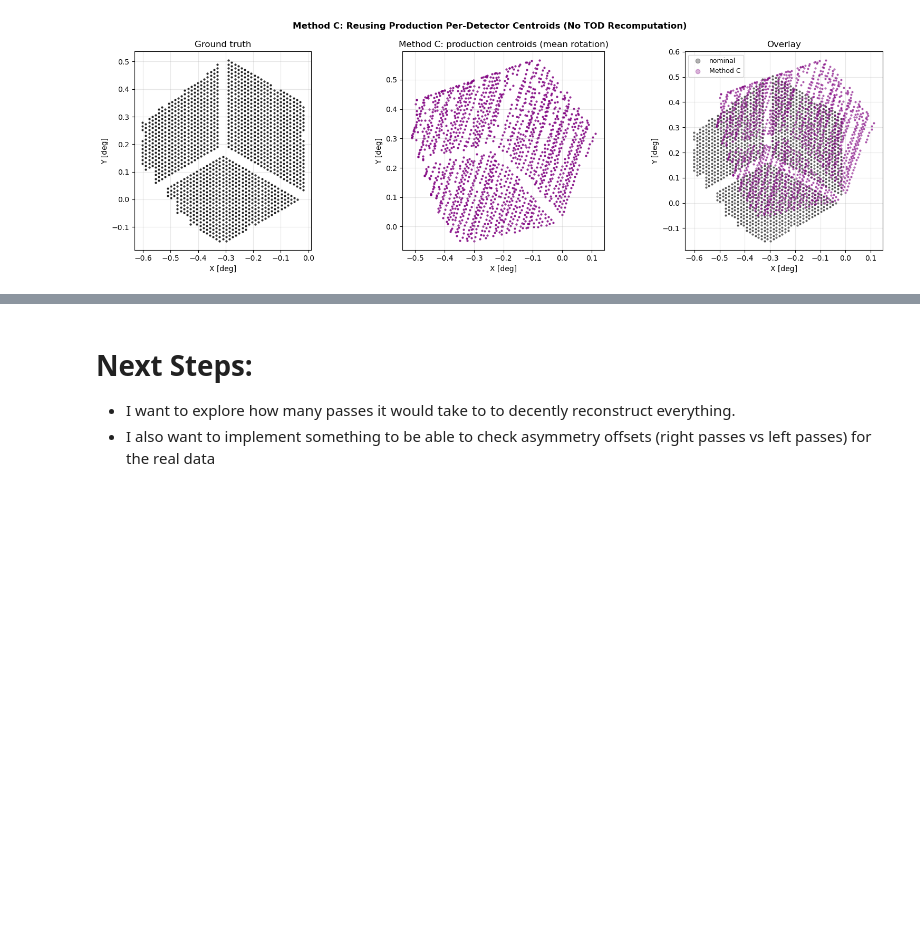
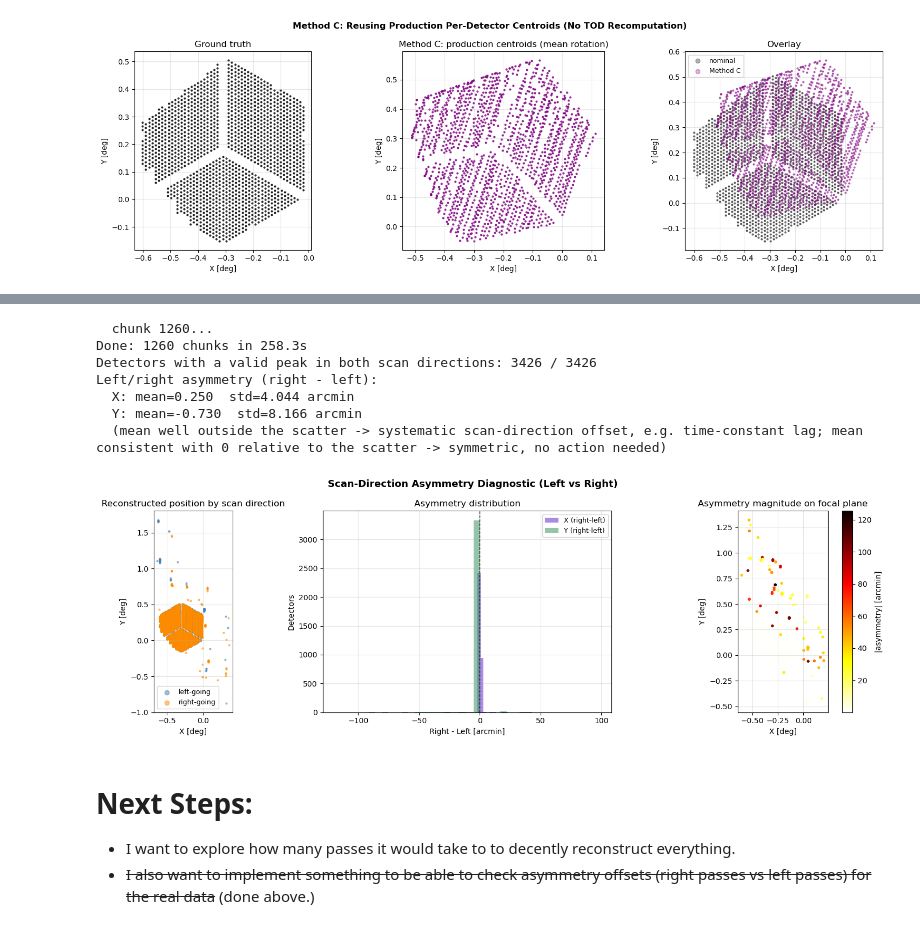
Before and after one commit to ccatobs/ql_mapmaker, a Jupyter notebook: ccat_mapmaker/notebooks/pointing_reconstruction.ipynb, the cells around one changed output, grey strips where cells are left out. Drawn from its saved outputs; the diff is of its cells as text; code cells hidden in the pictures; blank space fills up the shorter version.

Commit message:
Add left/right scan asymmetry diagnostic to pointing reconstruction, for catching scan-direction-dependent effects like detector time-constant lag once real data comes in.

```diff
--- a/ccat_mapmaker/notebooks/pointing_reconstruction.ipynb
+++ b/ccat_mapmaker/notebooks/pointing_reconstruction.ipynb
@@ -1370,5 +1495,16 @@ Method C residuals (3132 detectors):
+# %%
+asym_results = run_scan_asymmetry_diagnostic(cfg, selected, src_vec, pipe_cfg=pipe_cfg)
+# %% [output]
+  chunk 1260...
+Done: 1260 chunks in 258.3s
+Detectors with a valid peak in both scan directions: 3426 / 3426
+Left/right asymmetry (right - left):
+  X: mean=0.250  std=4.044 arcmin
+  Y: mean=-0.730  std=8.166 arcmin
+  (mean well outside the scatter -> systematic scan-direction offset, e.g. time-constant lag; mean consistent with 0 relative to the scatter -> symmetric, no action needed)
+[figure, added]
 # %% [markdown]
 # Next Steps:
 
 - I want to explore how many passes it would take to to decently reconstruct everything.
-- I also want to implement something to be able to check asymmetry offsets (right passes vs left passes) for the real data
+- ~~I also want to implement something to be able to check asymmetry offsets (right passes vs left passes) for the real data~~ (done above.)
```
Also changed, not shown: parts of 2 cells of this notebook.
